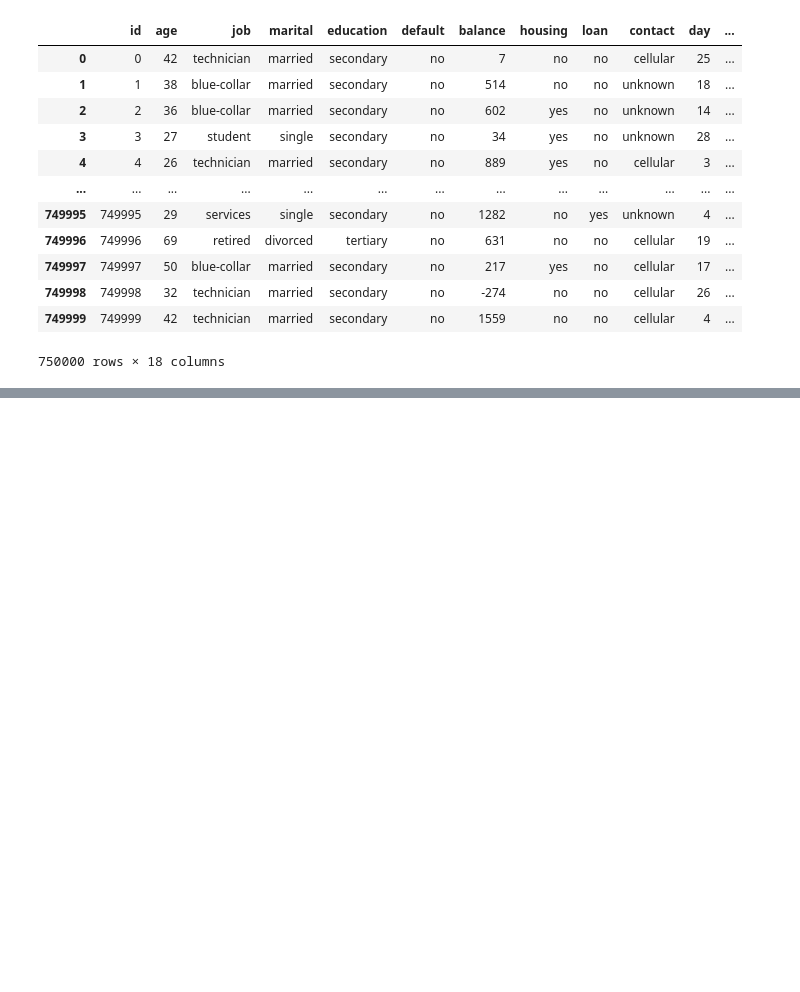
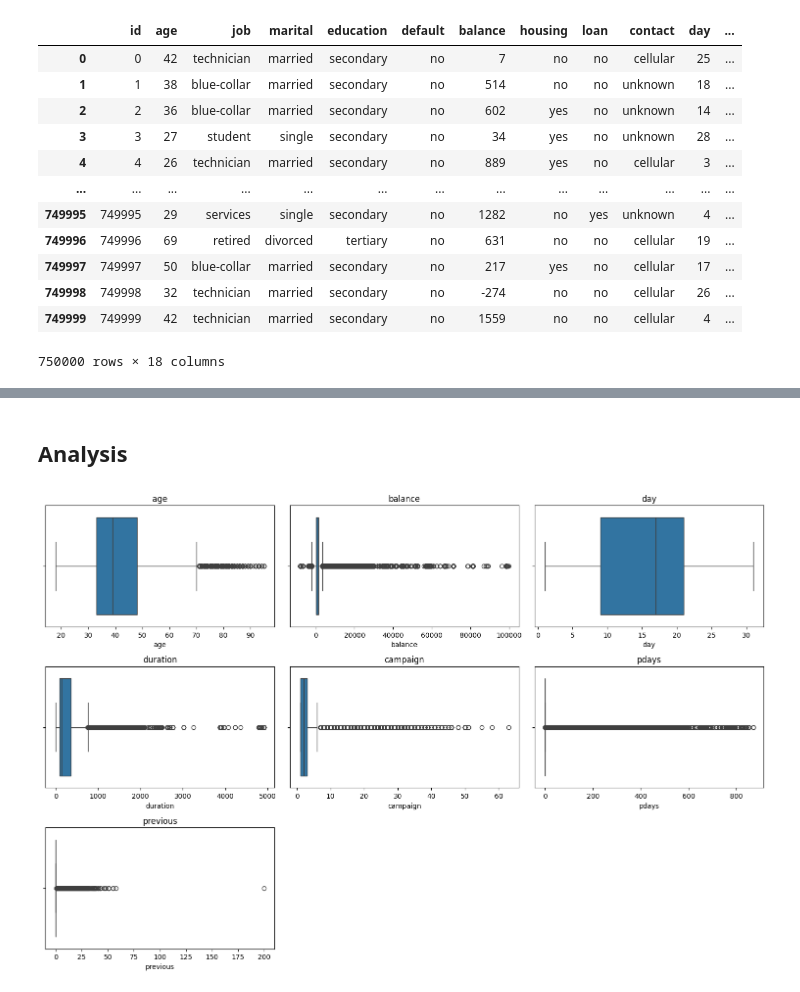
Before and after one commit to anuvab03/kaggle-competitions, a Jupyter notebook: Bank.ipynb, the cells around one changed output, grey strips where cells are left out. Cells and saved outputs as stored; diff of their text form; code cells hidden in the pictures; blank space fills up the shorter version.

```diff
--- a/Bank.ipynb
+++ b/Bank.ipynb
@@ -178,3 +180,18 @@ df_train
 | 749998 | 749998 | 32 | technician | married | secondary | no | -274 | no | no | cellular | 26 | ... |
 | 749999 | 749999 | 42 | technician | married | secondary | no | 1559 | no | no | cellular | 4 | ... |
 750000 rows × 18 columns
+# %%
+binary_map = {"yes": 1, "no": 0}
+df_train["default"] = df_train["default"].map(binary_map)
+df_train["housing"] = df_train["housing"].map(binary_map)
+df_train["loan"] = df_train["loan"].map(binary_map)
+# %%
+edu_map = {"unknown": -1, "primary": 0, "secondary": 1, "tertiary": 2}
+df_train["education"] = df_train["education"].map(edu_map)
+# %%
+
+for col in ["job", "marital", "contact", "month", "poutcome"]:
+    df_train[col], _ = pd.factorize(df_train[col])
+# %%
+
+df_train["pdays_was_contacted"] = (df_train["pdays"] != -1).astype(int)
@@ -180,0 +217,17 @@ df_train
+# %% [markdown]
+## Analysis
+# %%
+import matplotlib.pyplot as plt
+import seaborn as sns
+
+num_cols = ["age", "balance", "day", "duration", "campaign", "pdays", "previous"]
+
+plt.figure(figsize=(15,10))
+for i, col in enumerate(num_cols, 1):
+    plt.subplot(3, 3, i)
+    sns.boxplot(x=df_train[col])
+    plt.title(col)
+plt.tight_layout()
+plt.show()
+# %% [output]
+[figure, added]
```
Also changed, not shown: parts of 19 cells of this notebook.
